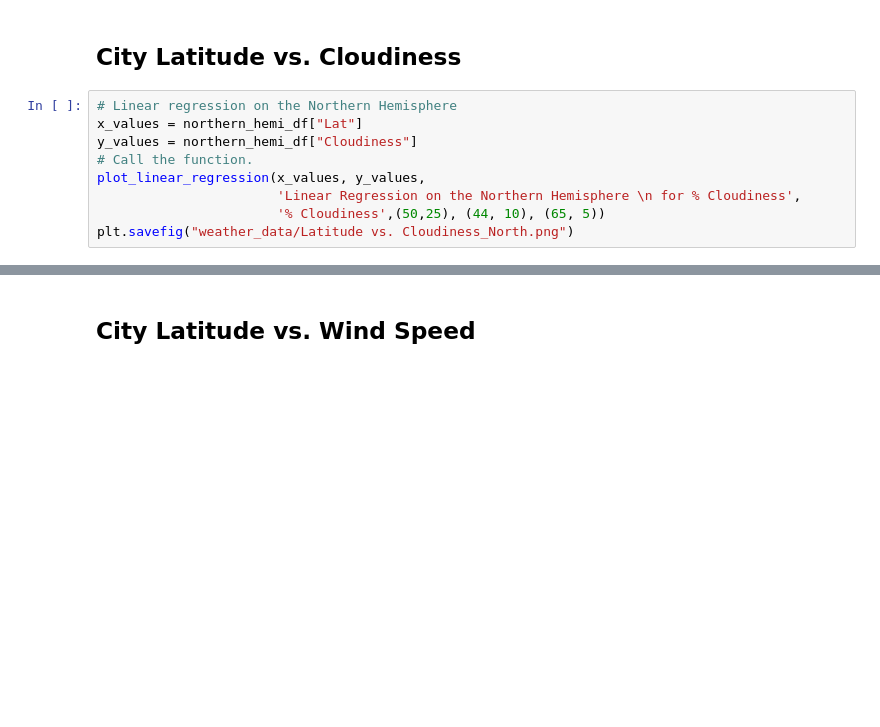
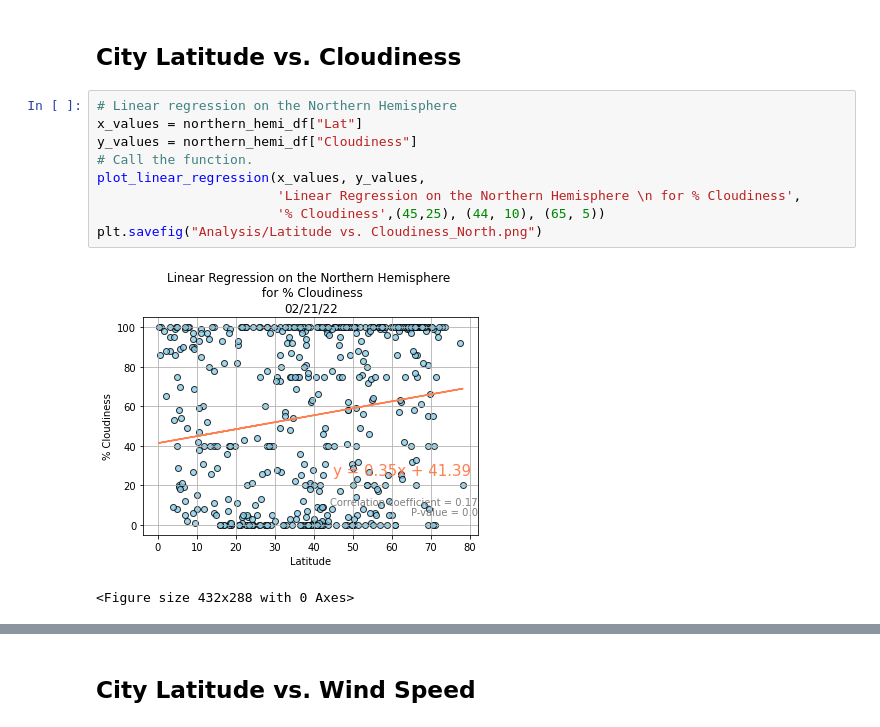
Before and after one commit to Aigerim-Zh/World-Weather-Analysis, a Jupyter notebook: Weather_Database/Weather_Database.ipynb, the cells around one changed output, grey strips where cells are left out. Saved outputs shown, nothing was run; the diff lists cells and outputs as text; blank space fills up the shorter version.

Commit message:
Added Heatmaps and Scatterplots to Weather Database

```diff
--- a/Weather_Database/Weather_Database.ipynb
+++ b/Weather_Database/Weather_Database.ipynb
@@ -374,12 +394,15 @@ plt.savefig("weather_data/Latitude vs. Humidity_South.png")
 # %%
 # Linear regression on the Northern Hemisphere
 x_values = northern_hemi_df["Lat"]
 y_values = northern_hemi_df["Cloudiness"]
 # Call the function.
 plot_linear_regression(x_values, y_values,
                        'Linear Regression on the Northern Hemisphere \n for % Cloudiness',
-                       '% Cloudiness',(50,25), (44, 10), (65, 5))
-plt.savefig("weather_data/Latitude vs. Cloudiness_North.png")
+                       '% Cloudiness',(45,25), (44, 10), (65, 5))
+plt.savefig("Analysis/Latitude vs. Cloudiness_North.png")
+# %% [output]
+[figure, added]
+<Figure size 432x288 with 0 Axes>
 # %%
 # Linear regression on the Southern Hemisphere
 x_values = southern_hemi_df["Lat"]
```
Also changed, not shown: parts of 20 cells of this notebook, 36 other files.
